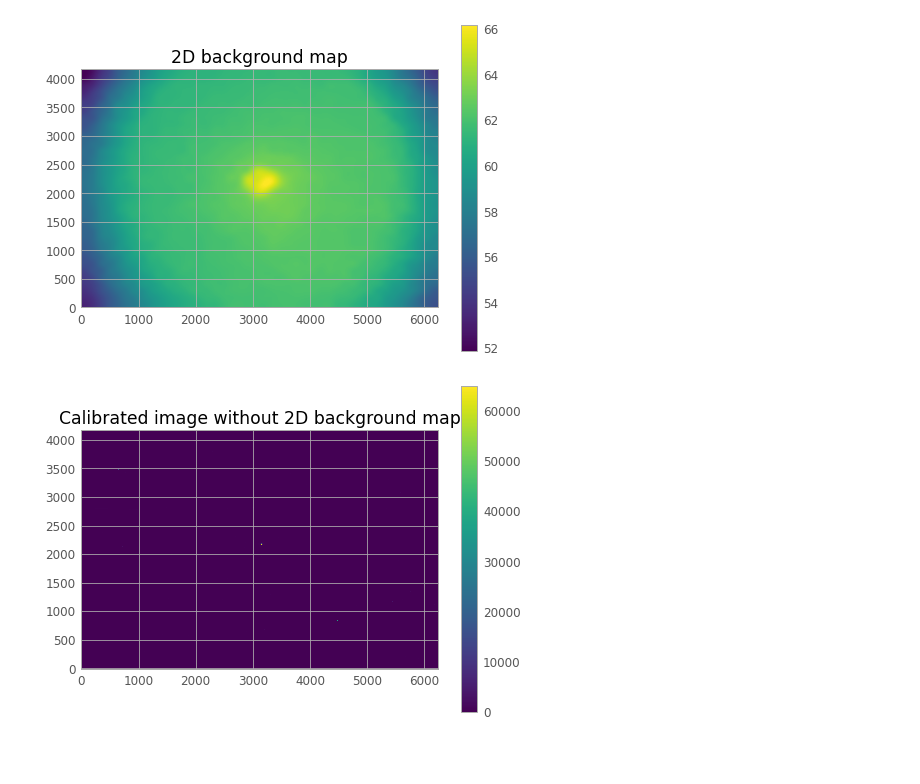
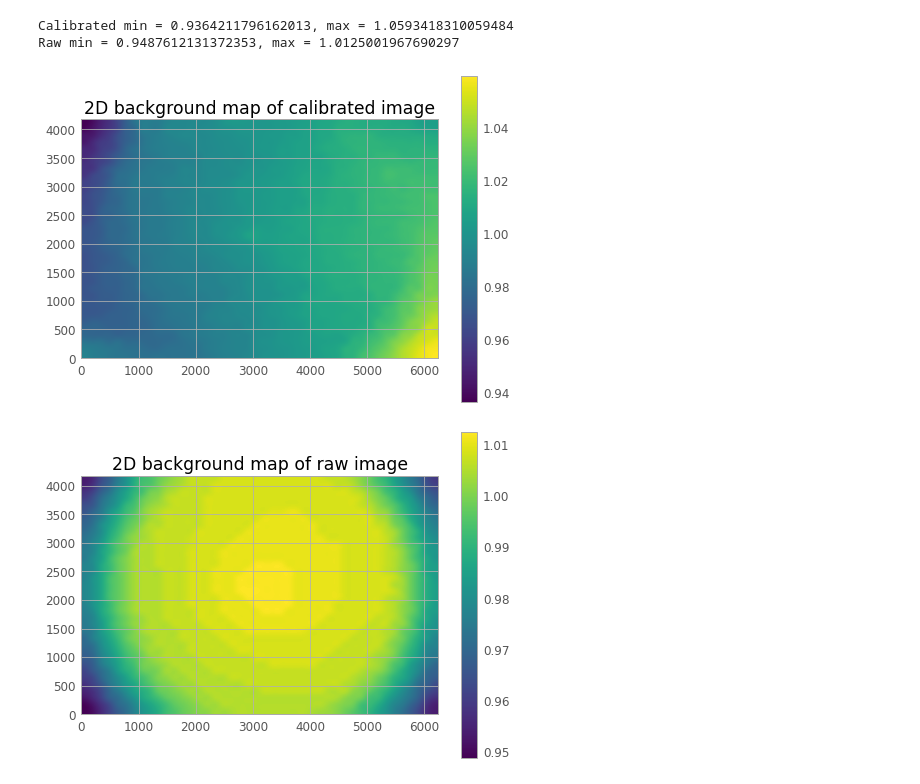
Before and after one commit to SSAEPFL/PSF, a Jupyter notebook: background-fits.ipynb, the cells around one changed output. Saved outputs shown, nothing was run; the diff lists cells and outputs as text; code cells hidden in the pictures; blank space fills up the shorter version.

Commit message:
preparation figures for report

```diff
--- a/background-fits.ipynb
+++ b/background-fits.ipynb
@@ -49,20 +43,27 @@ plt.show()
 # SOURCE: https://photutils.readthedocs.io/en/stable/background.html
 
 #just average estimate to characterise background
-print('BRUTE FORCE: mean, median, std = {}, {}, {}'.format(np.mean(img), np.median(img), mad_std(img)))
+print('BRUTE FORCE: mean, median, std = {}, {}, {}'.format(np.mean(image_clean), np.median(image_clean), mad_std(img)))
 
 # using clipped statistics to characterise background
-mean, median, std = sigma_clipped_stats(img, sigma=3.0)
+mean, median, std = sigma_clipped_stats(image_clean, sigma=3.0)
 print('CLIPPED: mean, median, std = {}, {}, {}'.format(mean, median, std))
 
 # masking sources
-mask = make_source_mask(img, nsigma=3, npixels=5, dilate_size=11)
-mean, median, std = sigma_clipped_stats(img, sigma=3.0, mask=mask)
-masked_image = np.ma.masked_where(mask, img)
+mask = make_source_mask(image_clean, nsigma=3, npixels=5, dilate_size=11)
+masked_image = np.ma.array(image_clean, mask=mask)
+mean, median, std = sigma_clipped_stats(image_clean, sigma=3.0, mask=mask)
 print('MASKED: mean, median, std = {}, {}, {}'.format(mean, median, std))
 plt.figure()
-plt.title('raw img without sources')
+plt.title('clean img without sources')
 plt.imshow(masked_image, origin='lower', cmap='viridis', interpolation='none')
 plt.colorbar()
 plt.show()
+
+plt.figure()
+plt.title('clean img just sources')
+inverted_masked_image = np.ma.masked_where(np.logical_not(mask), image_clean)
+plt.imshow(inverted_masked_image, origin='lower', cmap='viridis', interpolation='none')
+plt.colorbar()
+plt.show()
 # %% [output]
@@ -105,23 +75,33 @@ MASKED: mean, median, std = 61.03467831525511, 60.92542453334984, 9.680627284648
 # %%
 # Estimation of the 2D background value variation
 sigma_clips = SigmaClip(sigma=4.0)
 bkg_estimator = MedianBackground()
 bkg = Background2D(image_clean, (116, 142), mask=mask, filter_size=(3,3), sigma_clip = sigma_clips, bkg_estimator=bkg_estimator)
+bkg_uncalibrated = Background2D(img, (116, 142), mask=mask, filter_size=(3,3), sigma_clip=sigma_clips, bkg_estimator=bkg_estimator)
+
+# normalisation
+bkg.background /= np.mean(bkg.background)
+bkg_uncalibrated.background /= np.mean(bkg_uncalibrated.background)
+
+print('Calibrated min = {}, max = {}'.format(np.min(bkg.background), np.max(bkg.background)))
+print('Raw min = {}, max = {}'.format(
+    np.min(bkg_uncalibrated.background), np.max(bkg_uncalibrated.background)))
+
 
 plt.figure()
-plt.title('2D background map')
+plt.title('2D background map of calibrated image')
 plt.imshow(bkg.background, origin='lower', cmap='viridis', interpolation='none')
 plt.colorbar()
 plt.show()
 
-image_calibrated = image_clean - bkg.background
-#image_calibrated = np.where(image_calibrated<0, 0, image_calibrated)
-image_calibrated = -np.min(image_calibrated) + image_calibrated
 plt.figure()
-plt.title('Calibrated image without 2D background map')
-plt.imshow(image_clean, origin='lower', cmap='viridis', interpolation='none')
+plt.title('2D background map of raw image')
+plt.imshow(bkg_uncalibrated.background, origin='lower',
+           cmap='viridis', interpolation='none')
 plt.colorbar()
 plt.show()
 # %% [output]
+Calibrated min = 0.9364211796162013, max = 1.0593418310059484
+Raw min = 0.9487612131372353, max = 1.0125001967690297
-[figure, old version]
+[figure, new version]
-[figure, old version]
+[figure, new version]
```
Also changed, not shown: parts of 6 cells of this notebook, 3 other files.
